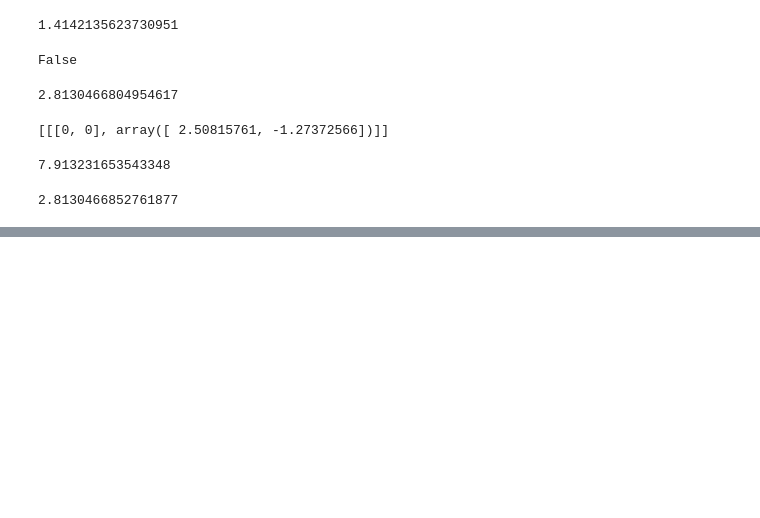
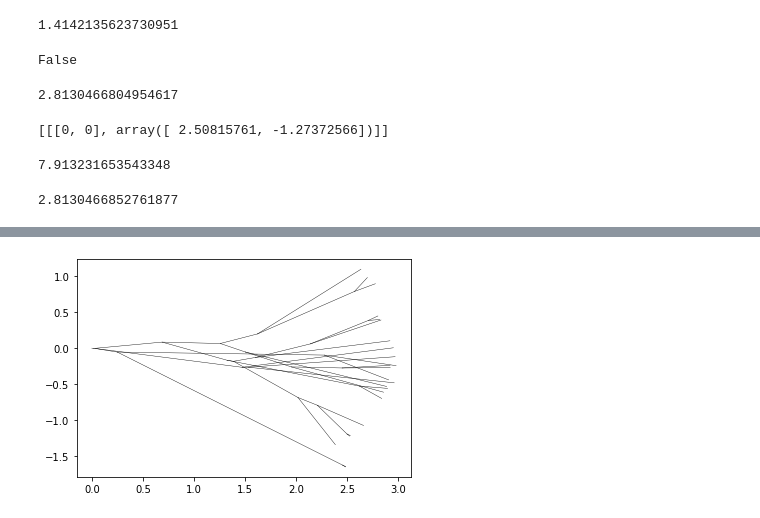
Before and after one commit to rnartallo/randomlygrownnetworks, a Jupyter notebook: initialprojectwork.ipynb, the cells around one changed output, grey strips where cells are left out. Drawn from its saved outputs; the diff is of its cells as text; code cells hidden in the pictures; blank space fills up the shorter version.

```diff
--- a/initialprojectwork.ipynb
+++ b/initialprojectwork.ipynb
@@ -319,0 +350,42 @@ G=makeGraph(adjMatrix)
+# %%
+def dynamicGrowingNeuron(angle_lower_bound,angle_upperbound,T,lambd,initial_position,h):
+    plt.show()
+    snapshots =[[]]
+    start_pos = np.array(initial_position)
+    direction = r.uniform(angle_lower_bound,angle_upperbound)
+    growing_axons =[[start_pos,direction,0]]
+    t=0;
+    edges =[]
+    while t<T:
+        if len(snapshots)*h<t:
+            snapshots.append(edges)
+        tau = np.random.exponential(1/(lambd*len(growing_axons)))
+        t+=tau
+        axon_index = r.randint(0,len(growing_axons)-1)
+        axon = growing_axons[axon_index]
+        new_pos=axon[0]+np.array([(t-axon[2])*m.cos(axon[1]),(t-axon[2])*m.sin(axon[1])])
+        edge =[axon[0],new_pos]
+        edges.append(edge)
+        x_values=[axon[0][0],new_pos[0]]
+        y_values=[axon[0][1],new_pos[1]]
+        plt.plot(x_values,y_values,'k',linewidth=0.4)
+
+        new_direction1 = r.uniform(angle_lower_bound,angle_upperbound)+axon[1]
+        new_direction2 = r.uniform(angle_lower_bound,angle_upperbound)+axon[1]
+        growing_axons.pop(axon_index)
+        growing_axons.append([new_pos,new_direction1,t])
+        growing_axons.append([new_pos,new_direction2,t])
+
+    for axon in growing_axons:
+        if axon[2]<T:
+            new_pos=axon[0]+np.array([(T-axon[2])*m.cos(axon[1]),(T-axon[2])*m.sin(axon[1])])
+            edge = [axon[0],new_pos]
+            edges.append(edge)
+            x_values=[axon[0][0],new_pos[0]]
+            y_values=[axon[0][1],new_pos[1]]
+            plt.plot(x_values,y_values,'k',linewidth=0.4)
+    return(snapshots)
+# %%
+snapshots =dynamicGrowingNeuron(-m.pi/6,m.pi/6,3,1,[0,0],0.5)
+# %% [output]
+[figure, added]
```
Also changed, not shown: parts of 10 cells of this notebook.
